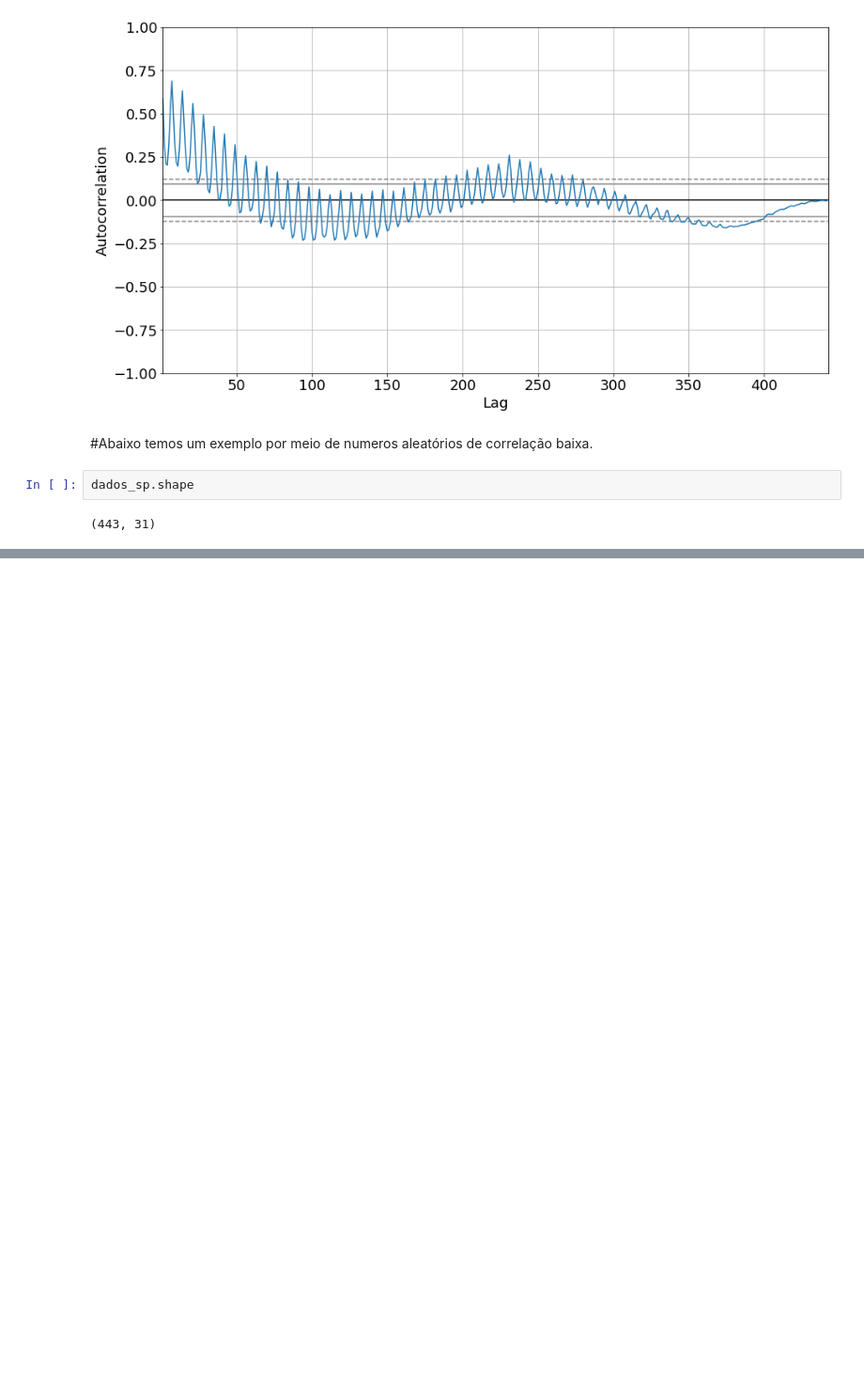
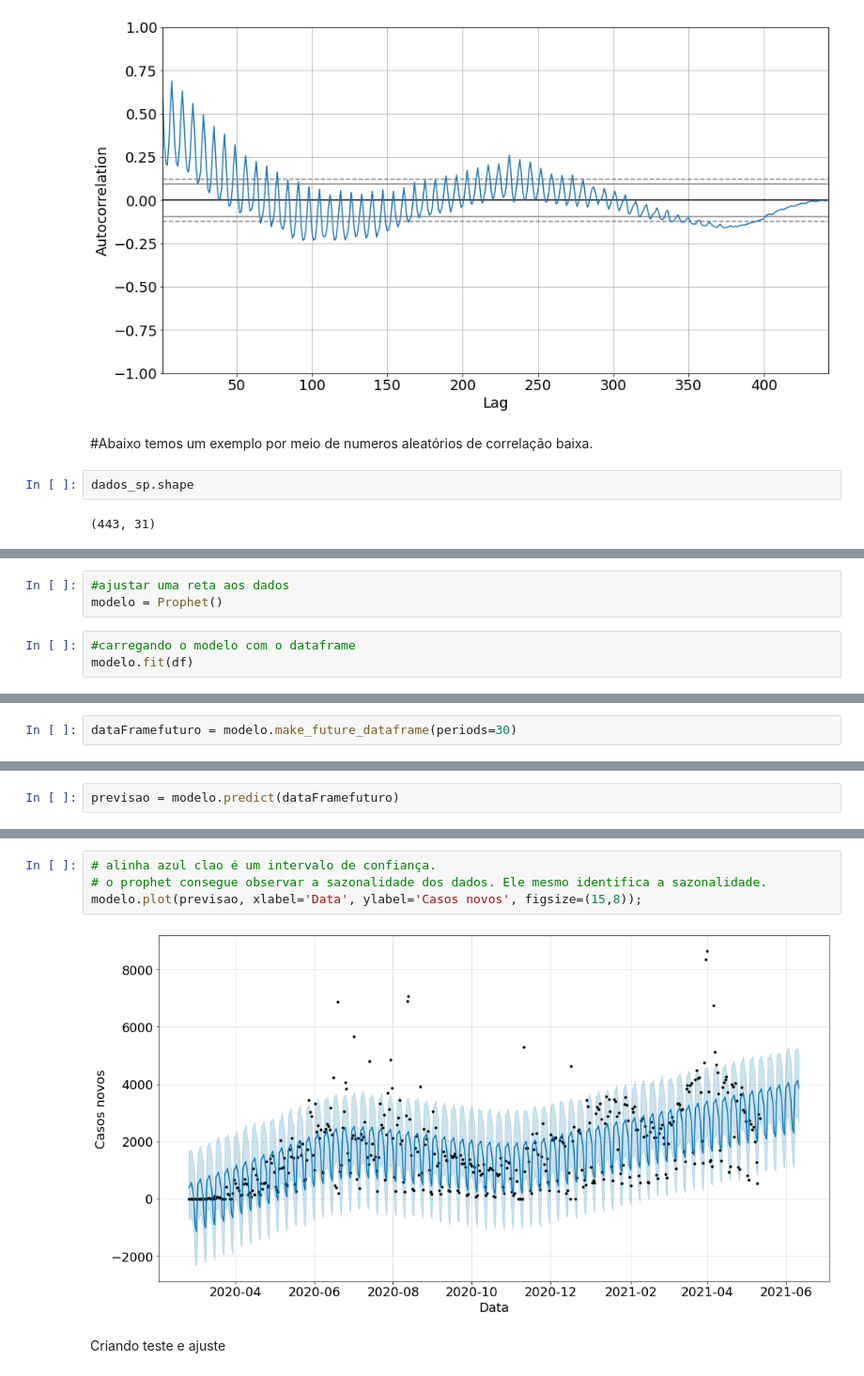
Before and after one commit to laugustovieira/prophet_covid, a Jupyter notebook: prophet_covid.ipynb, the cells around one changed output, grey strips where cells are left out. Shown at 94% size. Drawn from its saved outputs; the diff is of its cells as text; blank space fills up the shorter version.

Commit message:
Módulo 03 Aula 02 - Previões com Prophet

```diff
--- a/prophet_covid.ipynb
+++ b/prophet_covid.ipynb
@@ -234,0 +248,6 @@ autocorrelation_plot(aleatorio)
+# %%
+#ajustar uma reta aos dados
+modelo = Prophet()
+# %%
+#carregando o modelo com o dataframe
+modelo.fit(df)
@@ -234,0 +258,2 @@ autocorrelation_plot(aleatorio)
+# %%
+dataFramefuturo = modelo.make_future_dataframe(periods=30)
@@ -234,0 +269,2 @@ autocorrelation_plot(aleatorio)
+# %%
+previsao = modelo.predict(dataFramefuturo)
@@ -234,0 +281,8 @@ autocorrelation_plot(aleatorio)
+# %%
+# alinha azul clao é um intervalo de confiança.
+# o prophet consegue observar a sazonalidade dos dados. Ele mesmo identifica a sazonalidade.
+modelo.plot(previsao, xlabel='Data', ylabel='Casos novos', figsize=(15,8));
+# %% [output]
+[figure, added]
+# %% [markdown]
+Criando teste e ajuste
```
Also changed, not shown: parts of 17 cells of this notebook.
